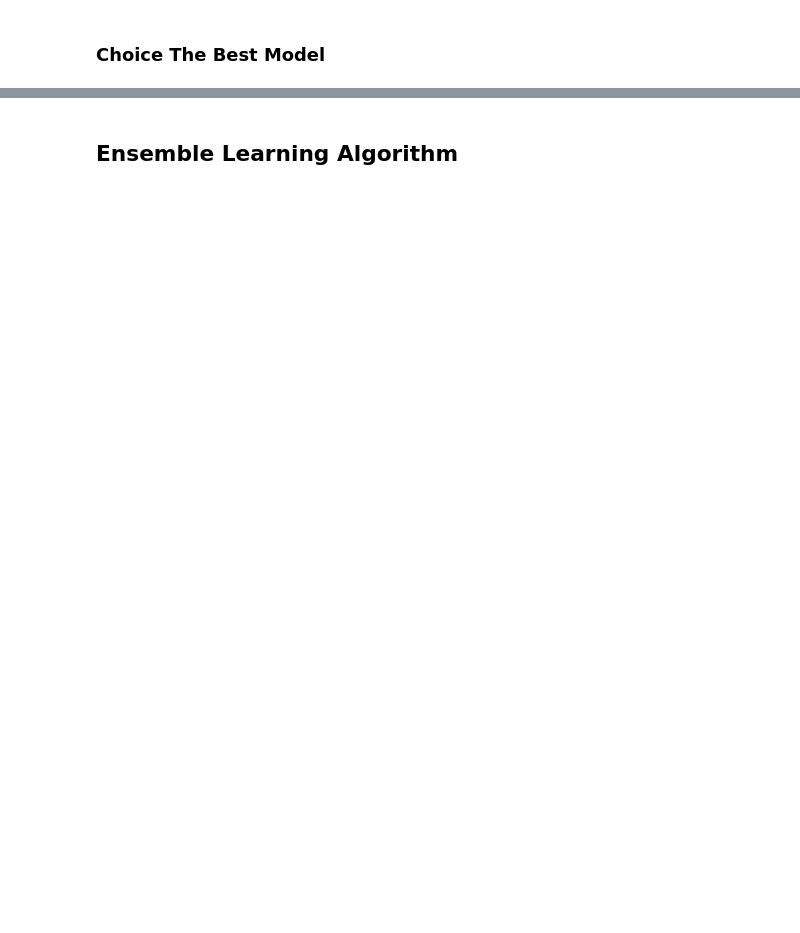
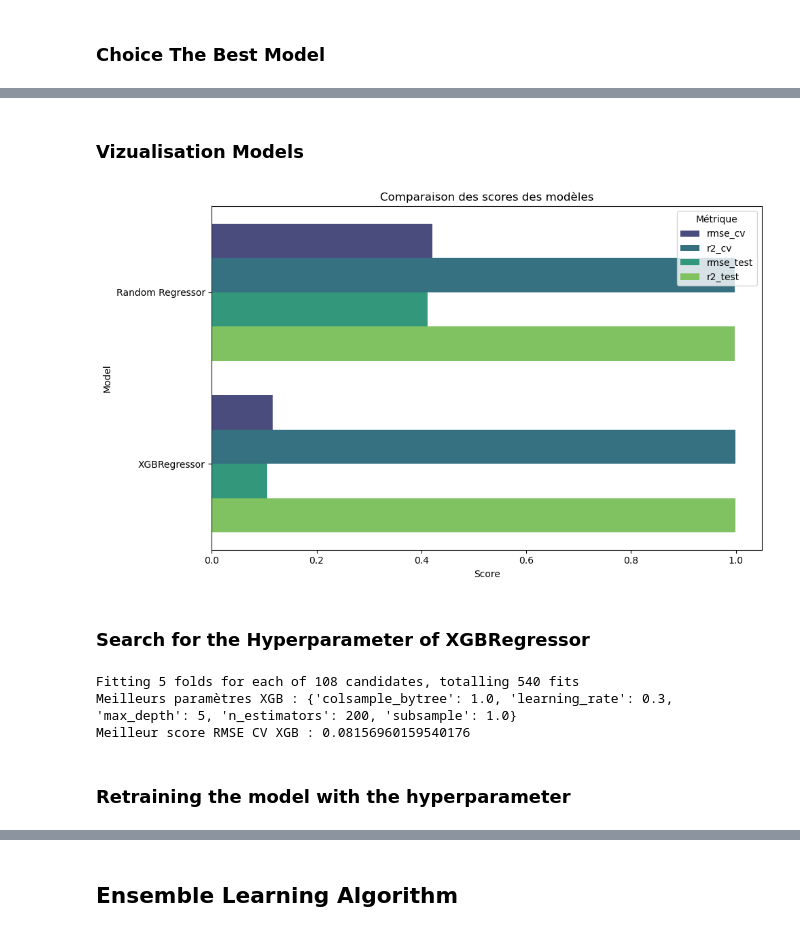
Before and after one commit to Didi17ane/Datas_Exploration, a Jupyter notebook: Modèles IA/Formel_TrainingModel.ipynb, the cells around one changed output, grey strips where cells are left out. Saved outputs shown, nothing was run; the diff lists cells and outputs as text; code cells hidden in the pictures; blank space fills up the shorter version.

```diff
--- a/Modèles IA/Formel_TrainingModel.ipynb
+++ b/Modèles IA/Formel_TrainingModel.ipynb
@@ -389,0 +504,7 @@ X_train_n
+# %%
+models = {
+    "Random Regressor" : RandomForestRegressor(n_estimators=10, random_state=42, max_depth=10),
+    "XGBRegressor" : XGBRegressor(n_estimators=100, learning_rate=0.13, random_state=42)
+}
+
+results = {}
@@ -389,0 +582,23 @@ X_train_n
+# %% [markdown]
+### **Vizualisation Models**
+# %%
+results_long = []
+for model, scores in results.items():
+    for metric, value in scores.items():
+        results_long.append({'Model': model, 'Metric': metric, 'Score': value})
+
+results_df = pd.DataFrame(results_long)
+
+# Visualisation : un barplot par métrique
+plt.figure(figsize=(10, 6))
+sns.barplot(x="Score", y="Model", hue="Metric", data=results_df, palette="viridis")
+plt.xlabel("Score")
+plt.ylabel("Model")
+plt.title("Comparaison des scores des modèles")
+plt.legend(title="Métrique")
+plt.tight_layout()
+plt.show()
+# %% [output]
+[figure, added]
+# %% [markdown]
+### **Search for the Hyperparameter of XGBRegressor**
@@ -389,0 +613,18 @@ X_train_n
+# %%
+grid_search_xgb = GridSearchCV(
+    estimator=XGBRegressor(random_state=42),
+    param_grid=param_grid_xgb,
+    cv=5,
+    scoring='neg_root_mean_squared_error',
+    n_jobs=-1,
+    verbose=1
+)
+grid_search_xgb.fit(X_train_n, y_train)
+print("Meilleurs paramètres XGB :", grid_search_xgb.best_params_)
+print("Meilleur score RMSE CV XGB :", -grid_search_xgb.best_score_)
+# %% [output]
+Fitting 5 folds for each of 108 candidates, totalling 540 fits
+Meilleurs paramètres XGB : {'colsample_bytree': 1.0, 'learning_rate': 0.3, 'max_depth': 5, 'n_estimators': 200, 'subsample': 1.0}
+Meilleur score RMSE CV XGB : 0.08156960159540176
+# %% [markdown]
+### **Retraining the model with the hyperparameter**
```
Also changed, not shown: parts of 58 cells of this notebook, 4 other files.
